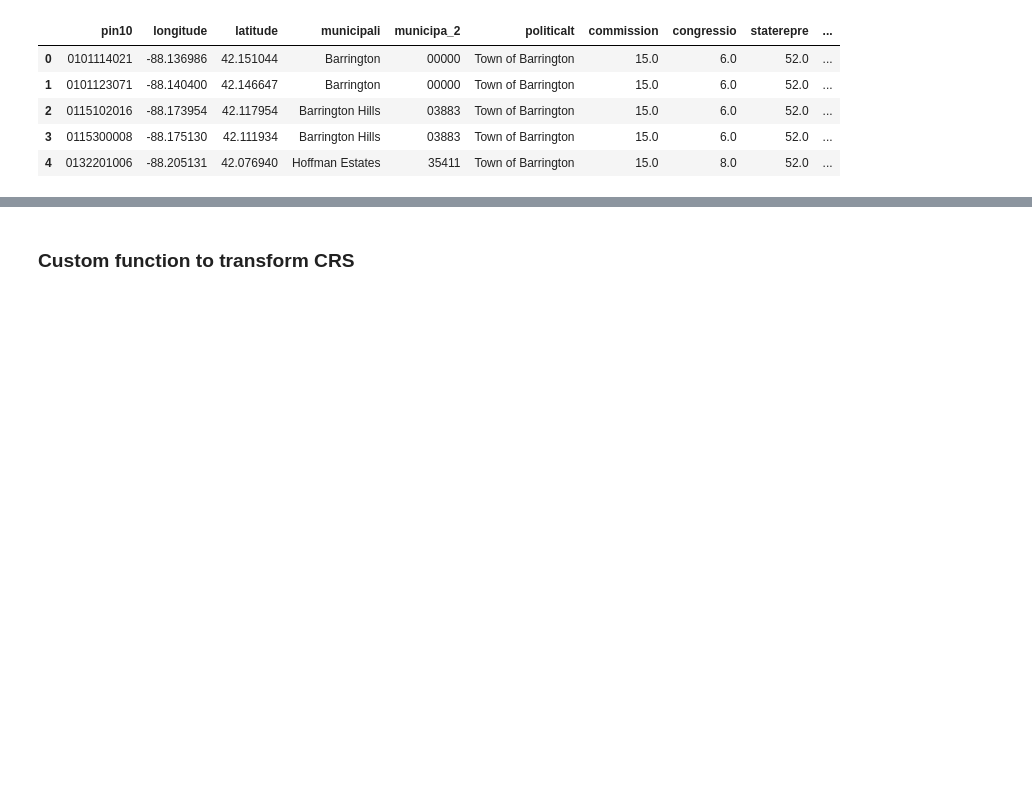
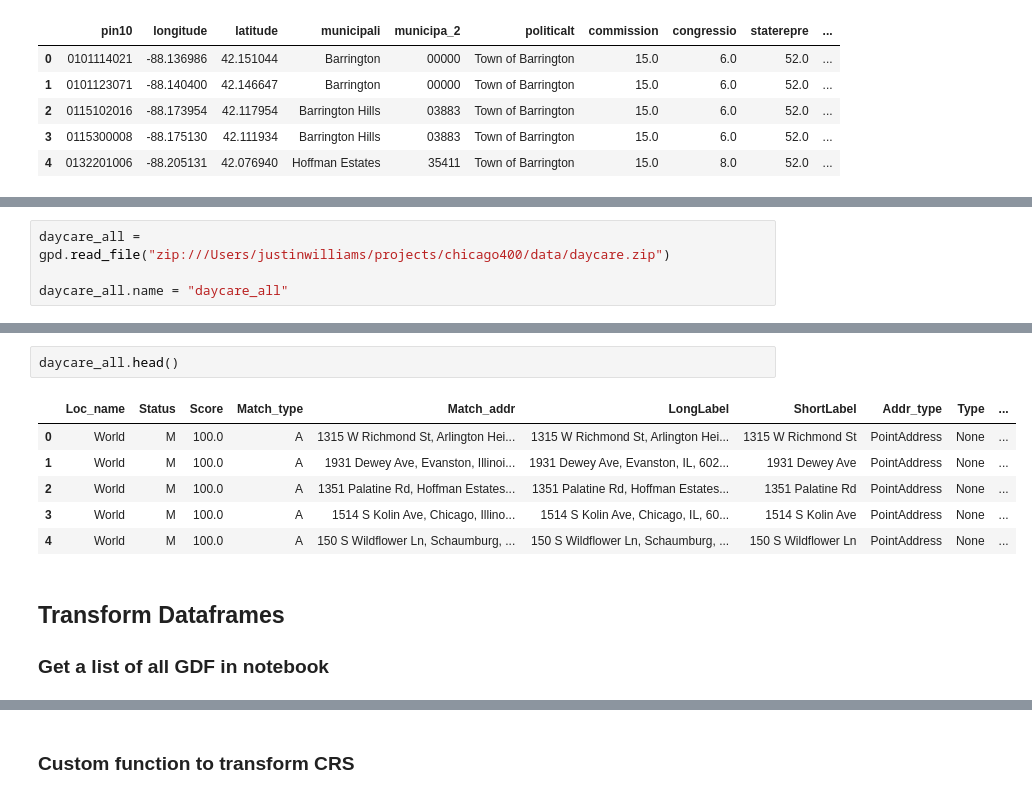
Before and after one commit to justinm0rgan/chicago400, a Jupyter notebook: data_gathering_chicago_400.ipynb, the cells around one changed output, grey strips where cells are left out. Cells and saved outputs as stored; diff of their text form; blank space fills up the shorter version.

```diff
--- a/data_gathering_chicago_400.ipynb
+++ b/data_gathering_chicago_400.ipynb
@@ -489,0 +587,4 @@ daycare.head()
+# %%
+daycare_all = gpd.read_file("zip:///Users/justinwilliams/projects/chicago400/data/daycare.zip")
+
+daycare_all.name = "daycare_all"
@@ -490,3 +628,16 @@ daycare.head()
+# %%
+daycare_all.head()
+# %% [output]
+|  | Loc_name | Status | Score | Match_type | Match_addr | LongLabel | ShortLabel | Addr_type | Type | ... |
+| 0 | World | M | 100.0 | A | 1315 W Richmond St, Arlington Hei... | 1315 W Richmond St, Arlington Hei... | 1315 W Richmond St | PointAddress | None | ... |
+| 1 | World | M | 100.0 | A | 1931 Dewey Ave, Evanston, Illinoi... | 1931 Dewey Ave, Evanston, IL, 602... | 1931 Dewey Ave | PointAddress | None | ... |
+| 2 | World | M | 100.0 | A | 1351 Palatine Rd, Hoffman Estates... | 1351 Palatine Rd, Hoffman Estates... | 1351 Palatine Rd | PointAddress | None | ... |
+| 3 | World | M | 100.0 | A | 1514 S Kolin Ave, Chicago, Illino... | 1514 S Kolin Ave, Chicago, IL, 60... | 1514 S Kolin Ave | PointAddress | None | ... |
+| 4 | World | M | 100.0 | A | 150 S Wildflower Ln, Schaumburg, ... | 150 S Wildflower Ln, Schaumburg, ... | 150 S Wildflower Ln | PointAddress | None | ... |
+# %% [markdown]
+## Transform Dataframes
+
+### Get a list of all GDF in notebook
 # %%
 %who GeoDataFrame
 # %% [output]
```
Also changed, not shown: parts of 17 cells of this notebook.
